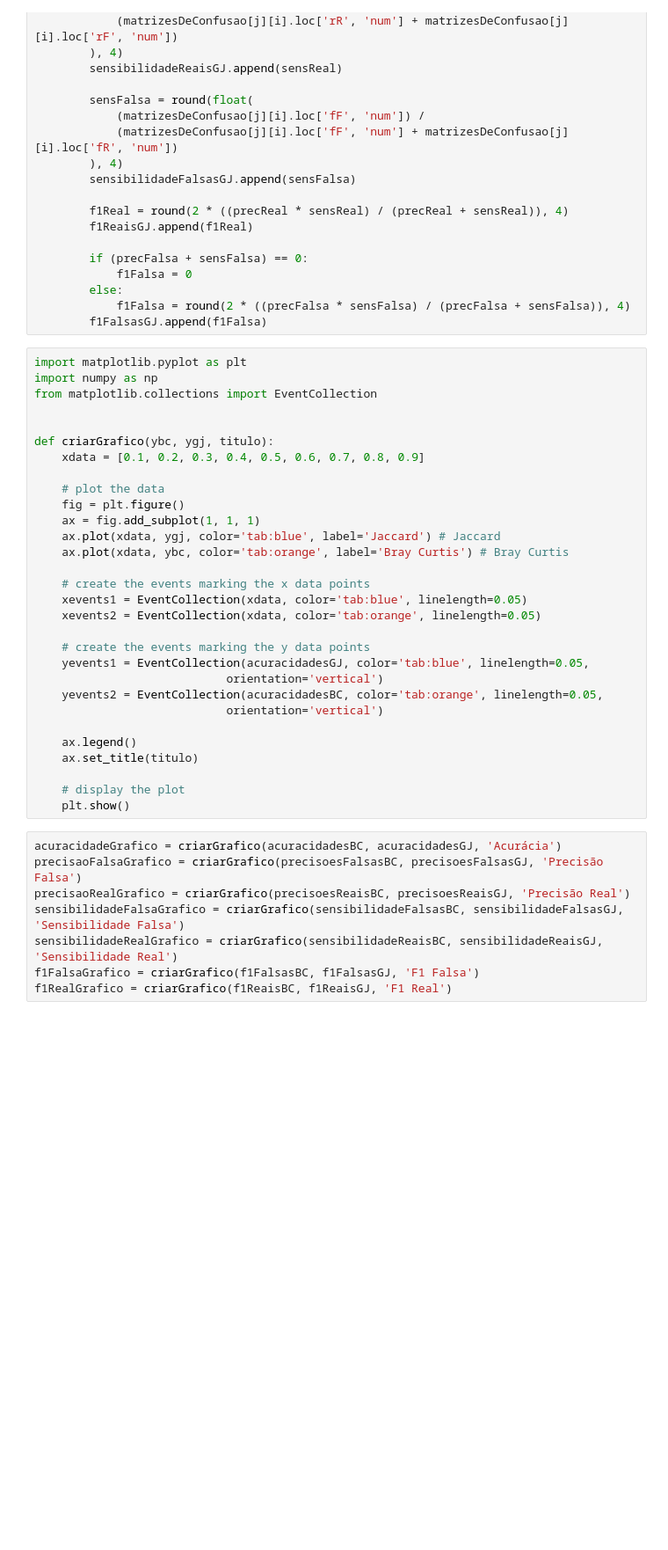
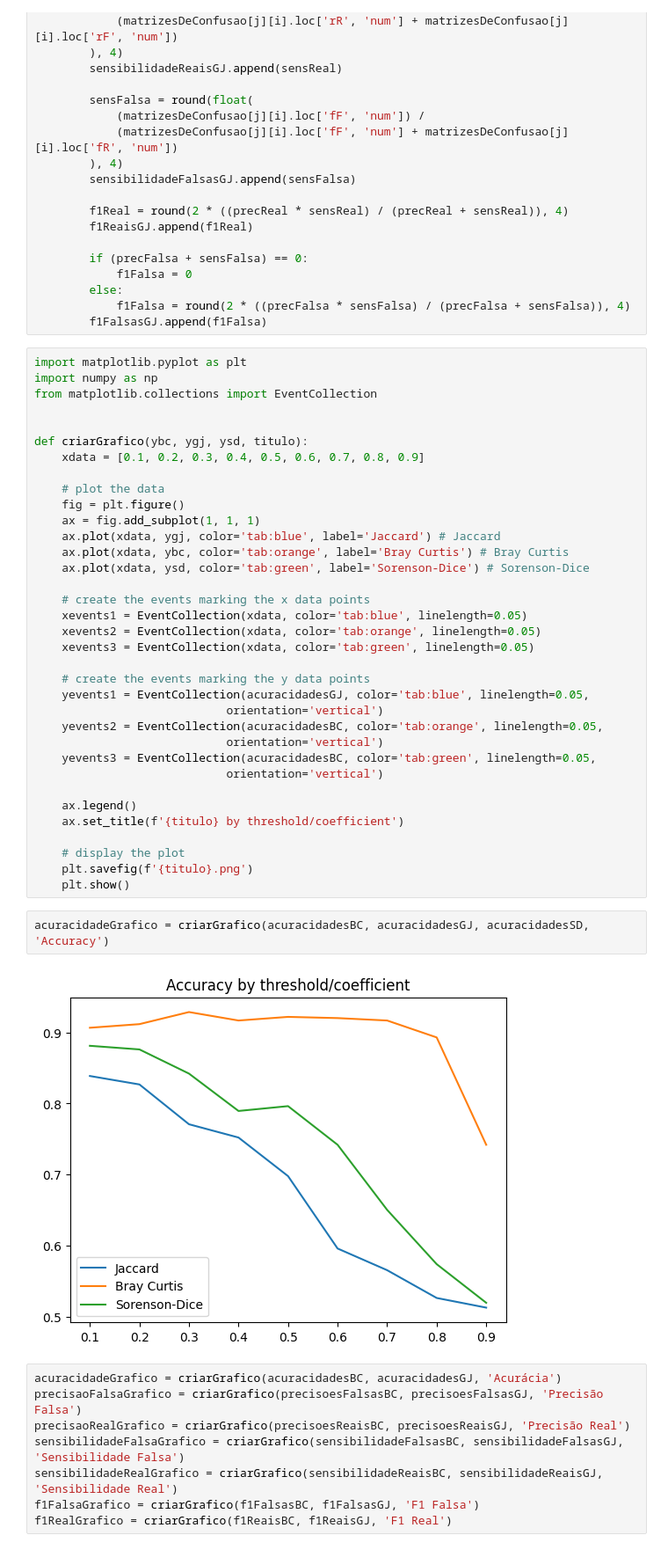
Before and after one commit to alvess-dev/election-news-classifier, a Jupyter notebook: notebooks/coefficientsResearchNotebooks/finalEvaluate.ipynb, the cells around one changed output. Shown at 88% size. Saved outputs shown, nothing was run; the diff lists cells and outputs as text; blank space fills up the shorter version.

```diff
--- a/notebooks/coefficientsResearchNotebooks/finalEvaluate.ipynb
+++ b/notebooks/coefficientsResearchNotebooks/finalEvaluate.ipynb
@@ -285,7 +379,7 @@ import numpy as np
 from matplotlib.collections import EventCollection
 
 
-def criarGrafico(ybc, ygj, titulo):
+def criarGrafico(ybc, ygj, ysd, titulo):
     xdata = [0.1, 0.2, 0.3, 0.4, 0.5, 0.6, 0.7, 0.8, 0.9]
 
     # plot the data
@@ -293,22 +387,31 @@ def criarGrafico(ybc, ygj, titulo):
     ax = fig.add_subplot(1, 1, 1)
     ax.plot(xdata, ygj, color='tab:blue', label='Jaccard') # Jaccard
     ax.plot(xdata, ybc, color='tab:orange', label='Bray Curtis') # Bray Curtis
+    ax.plot(xdata, ysd, color='tab:green', label='Sorenson-Dice') # Sorenson-Dice
 
     # create the events marking the x data points
     xevents1 = EventCollection(xdata, color='tab:blue', linelength=0.05)
     xevents2 = EventCollection(xdata, color='tab:orange', linelength=0.05)
+    xevents3 = EventCollection(xdata, color='tab:green', linelength=0.05)
 
     # create the events marking the y data points
     yevents1 = EventCollection(acuracidadesGJ, color='tab:blue', linelength=0.05,
                             orientation='vertical')
     yevents2 = EventCollection(acuracidadesBC, color='tab:orange', linelength=0.05,
                             orientation='vertical')
+    yevents3 = EventCollection(acuracidadesBC, color='tab:green', linelength=0.05,
+                            orientation='vertical')
 
     ax.legend()
-    ax.set_title(titulo)
+    ax.set_title(f'{titulo} by threshold/coefficient')
 
     # display the plot
+    plt.savefig(f'{titulo}.png')
     plt.show()
+# %%
+acuracidadeGrafico = criarGrafico(acuracidadesBC, acuracidadesGJ, acuracidadesSD, 'Accuracy')
+# %% [output]
+[figure, added]
 # %%
 acuracidadeGrafico = criarGrafico(acuracidadesBC, acuracidadesGJ, 'Acurácia')
 precisaoFalsaGrafico = criarGrafico(precisoesFalsasBC, precisoesFalsasGJ, 'Precisão Falsa')
```
Also changed, not shown: parts of 5 cells of this notebook.
